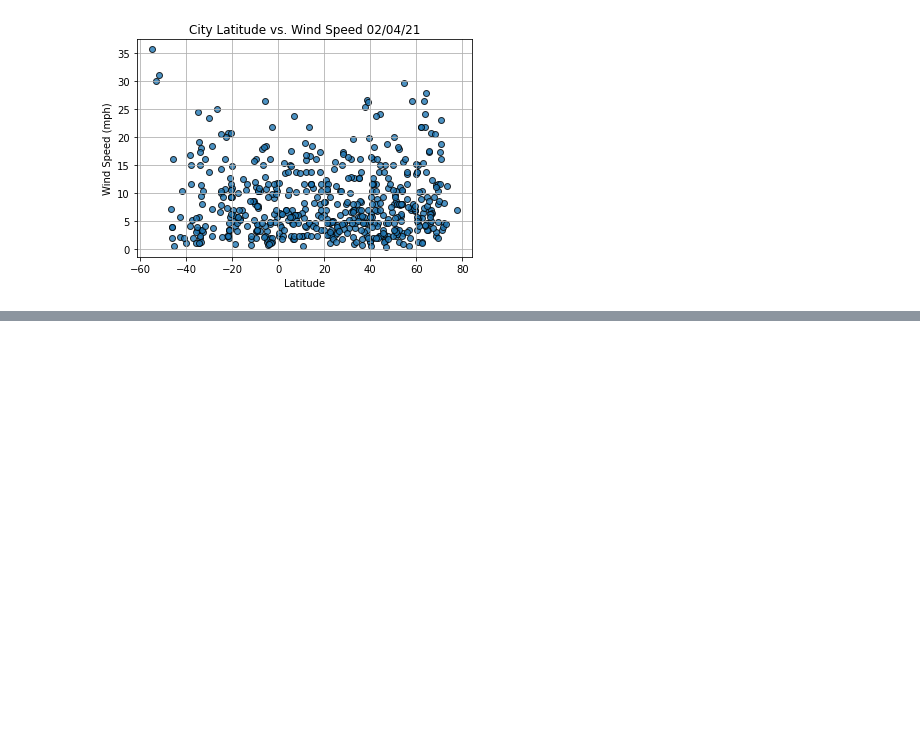
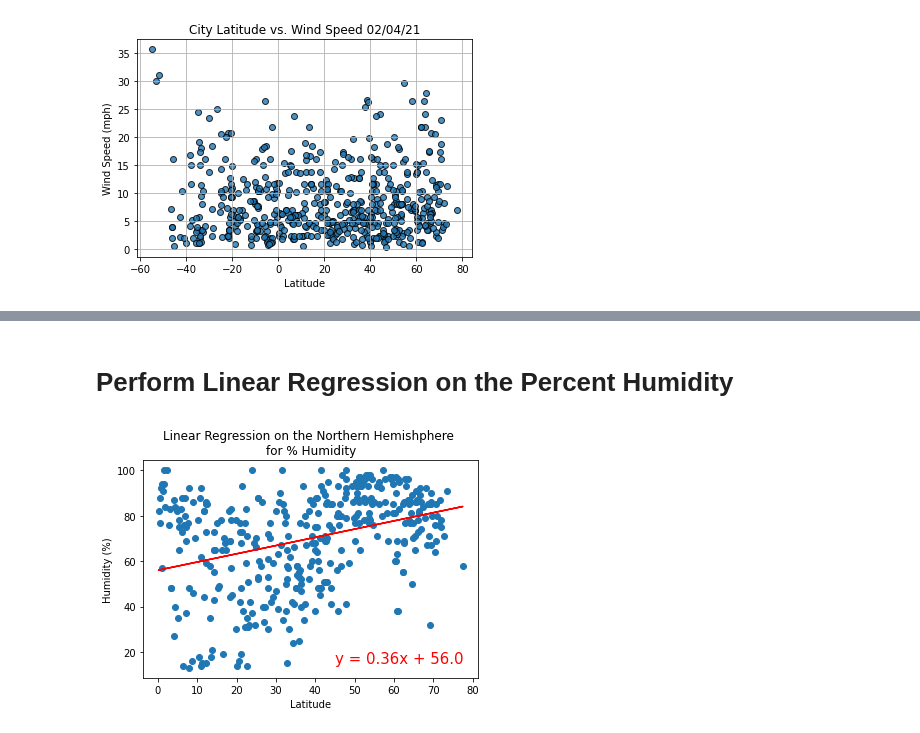
Before and after one commit to fkerimov/World_Weather_Analysis, a Jupyter notebook: WeatherPy.ipynb, the cells around one changed output, grey strips where cells are left out. Drawn from its saved outputs; the diff is of its cells as text; code cells hidden in the pictures; blank space fills up the shorter version.

```diff
--- a/WeatherPy.ipynb
+++ b/WeatherPy.ipynb
@@ -275,0 +327,13 @@ plt.show()
+# %% [markdown]
+# Perform Linear Regression on the Percent Humidity
+# %%
+# Linear regression on the Northern Hemisphere
+x_values = northern_hemi_df["Lat"]
+y_values = northern_hemi_df["Humidity"]
+
+# Call the function
+plot_linear_regression(x_values, y_values,
+                       "Linear Regression on the Northern Hemishphere \n"
+                       "for % Humidity", "Humidity (%)", (45, 15))
+# %% [output]
+[figure, added]
```
Also changed, not shown: parts of 13 cells of this notebook.
